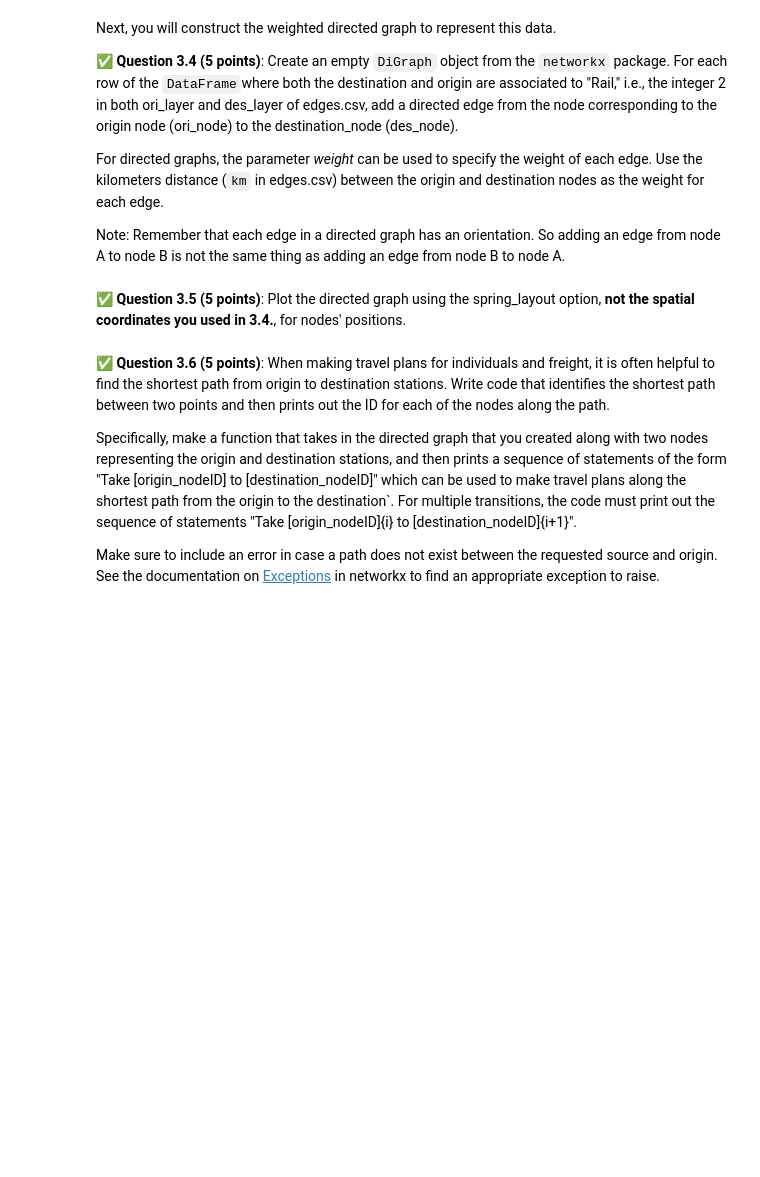
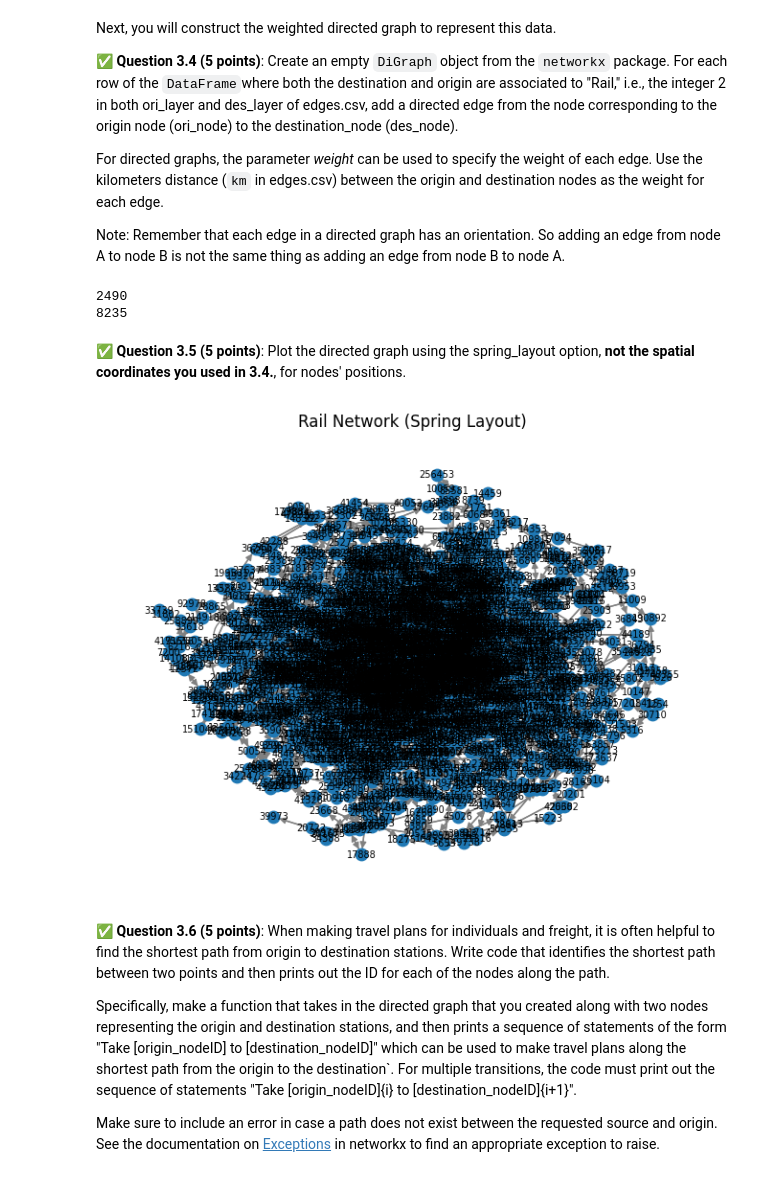
Before and after one commit to nasajoel2032/CMSE202-f25-turnin, a Jupyter notebook: hw-02/HW2.ipynb, the cells around one changed output. Cells and saved outputs as stored; diff of their text form; code cells hidden in the pictures; blank space fills up the shorter version.

```diff
--- a/hw-02/HW2.ipynb
+++ b/hw-02/HW2.ipynb
@@ -542,2 +600,12 @@ Note: Remember that each edge in a directed graph has an orientation. So adding
+# %%
+G_dir = nx.DiGraph()
+rail_edges = edges[(edges["ori_layer"] == 2) & (edges["des_layer"] == 2)]
+G_dir.add_weighted_edges_from(zip(rail_edges["ori_node"], rail_edges["des_node"], rail_edges["km"]))
+
+print(G_dir.number_of_nodes())
+print(G_dir.number_of_edges())
+# %% [output]
+2490
+8235
 # %% [markdown]
 &#9989;  **Question 3.5 (5 points)**: Plot the directed graph using the spring_layout option, __not the spatial coordinates you used in 3.4.__, for nodes' positions.
@@ -546,3 +612,19 @@ Note: Remember that each edge in a directed graph has an orientation. So adding
+# %%
+pos_spring = nx.spring_layout(G_dir, seed=42)
+
+nx.draw(
+    G_dir,
+    pos=pos_spring,
+    with_labels=True,
+    node_size=80,
+    font_size=7,
+    arrows=True,
+    edge_color='gray'
+)
+
+plt.show()
+# %% [output]
+[figure, added]
 # %% [markdown]
 &#9989;  **Question 3.6 (5 points)**: When making travel plans for individuals and freight, it is often helpful to find the shortest path from origin to destination stations. Write code that identifies the shortest path between two points and then prints out the ID for each of the nodes along the path.
 
```
Also changed, not shown: parts of 13 cells of this notebook, 3 other files.
